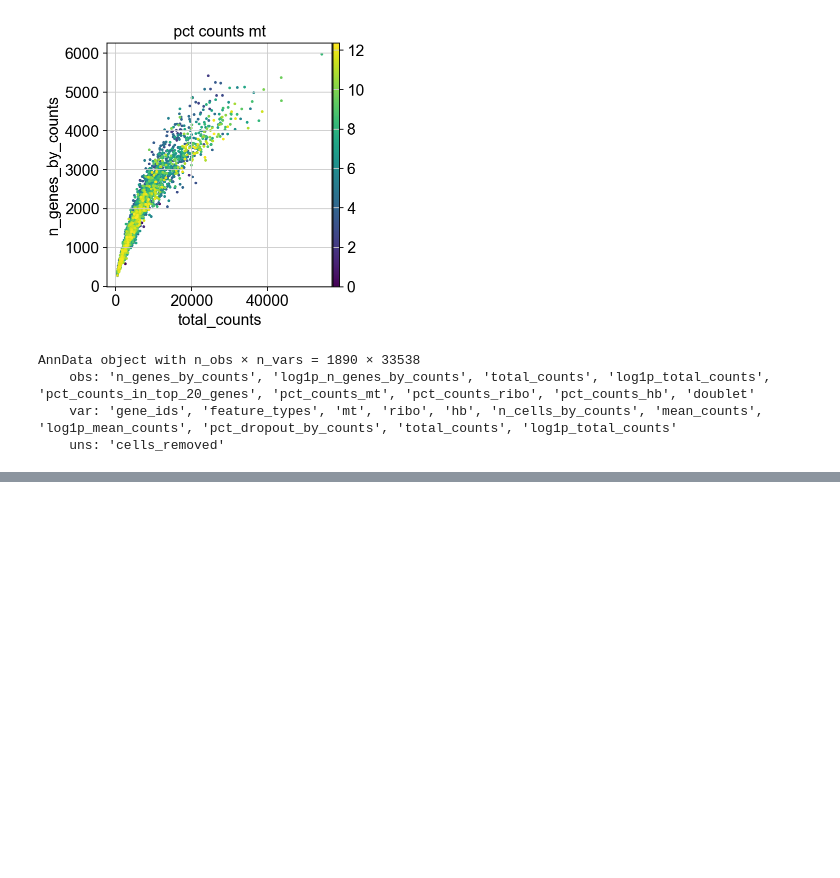
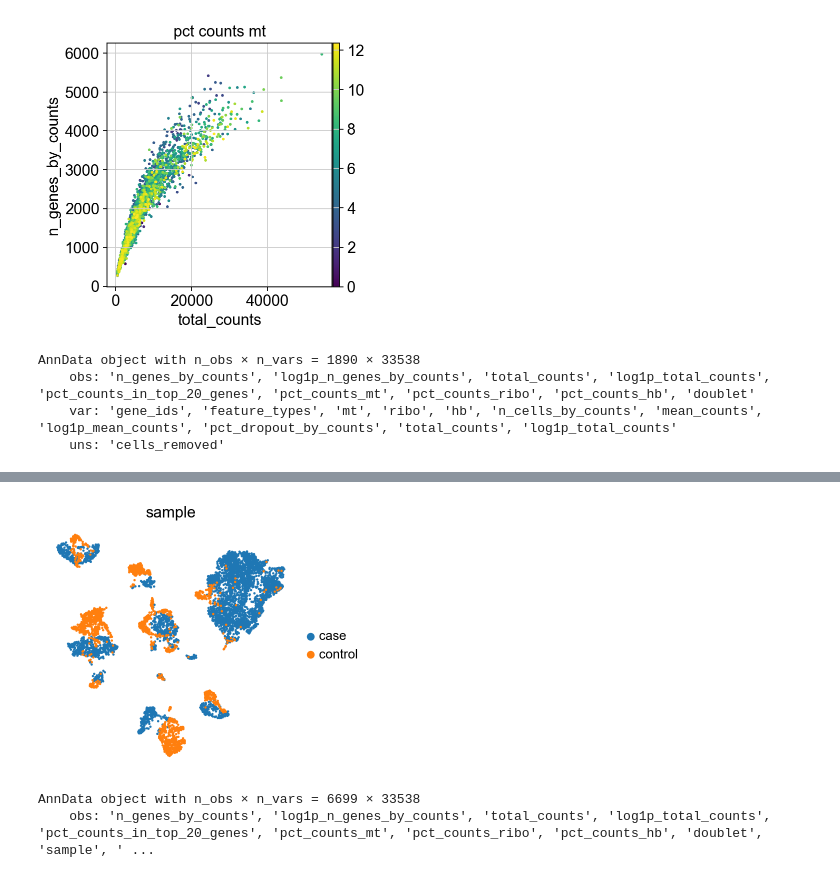
Before and after one commit to chira-ploy/singlecells-DataPlayground, a Jupyter notebook: alopecia_areata/alopecia_areata_analysis.ipynb, the cells around one changed output, grey strips where cells are left out. Cells and saved outputs as stored; diff of their text form; code cells hidden in the pictures; blank space fills up the shorter version.

```diff
--- a/alopecia_areata/alopecia_areata_analysis.ipynb
+++ b/alopecia_areata/alopecia_areata_analysis.ipynb
@@ -63,0 +213,4 @@ plot3 = sc.pl.scatter(adata_CON, "total_counts", "n_genes_by_counts", color="pct
+# %%
+sc.pl.umap(predictions_adata, color = ['sample'], legend_fontsize = 'small')
+# %% [output]
+[figure, added]
@@ -63,0 +221,5 @@ plot3 = sc.pl.scatter(adata_CON, "total_counts", "n_genes_by_counts", color="pct
+# %%
+adata
+# %% [output]
+AnnData object with n_obs × n_vars = 6699 × 33538
+    obs: 'n_genes_by_counts', 'log1p_n_genes_by_counts', 'total_counts', 'log1p_total_counts', 'pct_counts_in_top_20_genes', 'pct_counts_mt', 'pct_counts_ribo', 'pct_counts_hb', 'doublet', 'sample', ' ...
```
Also changed, not shown: parts of 30 cells of this notebook.
